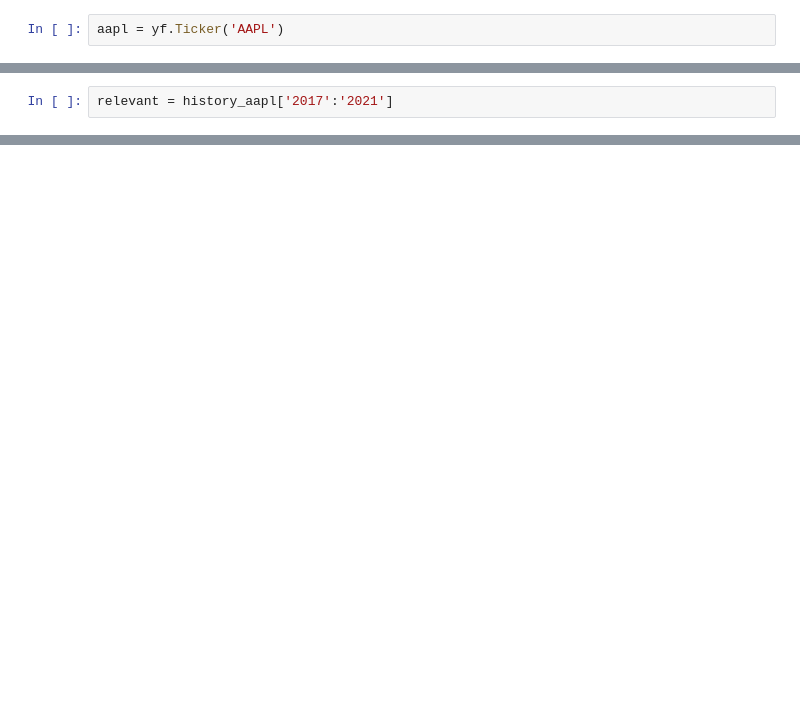
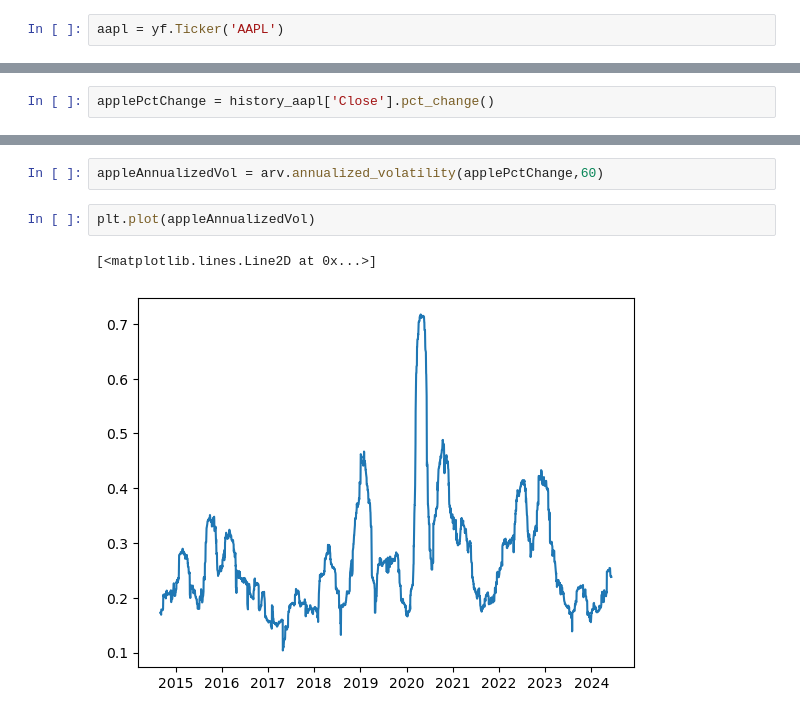
Before and after one commit to Ahmed-haji/ThesisProject, a Jupyter notebook: Jupyterlab/playground.ipynb, the cells around one changed output, grey strips where cells are left out. Cells and saved outputs as stored; diff of their text form; blank space fills up the shorter version.

```diff
--- a/Jupyterlab/playground.ipynb
+++ b/Jupyterlab/playground.ipynb
@@ -36,3 +34,3 @@ history_aapl
 2518 rows × 7 columns
 # %%
-relevant = history_aapl['2017':'2021']
+applePctChange = history_aapl['Close'].pct_change()
@@ -54,0 +37,7 @@ Name: Close, Length: 1259, dtype: float64
+# %%
+appleAnnualizedVol = arv.annualized_volatility(applePctChange,60)
+# %%
+plt.plot(appleAnnualizedVol)
+# %% [output]
+[<matplotlib.lines.Line2D at 0x...>]
+[figure, added]
```
Also changed, not shown: parts of 17 cells of this notebook, 2 other files.
